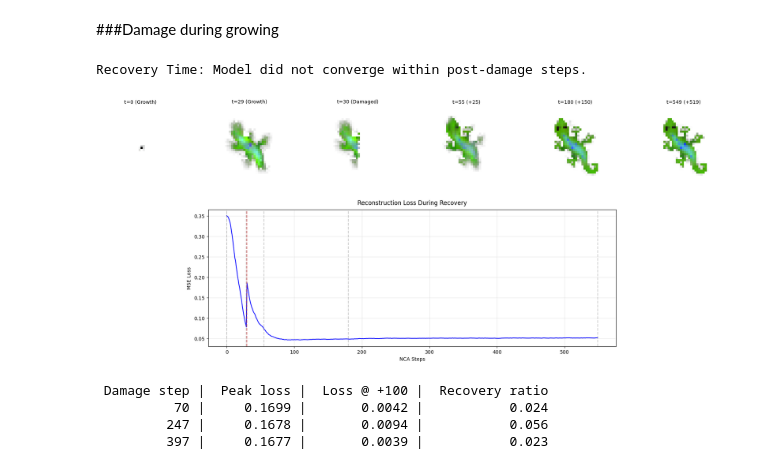
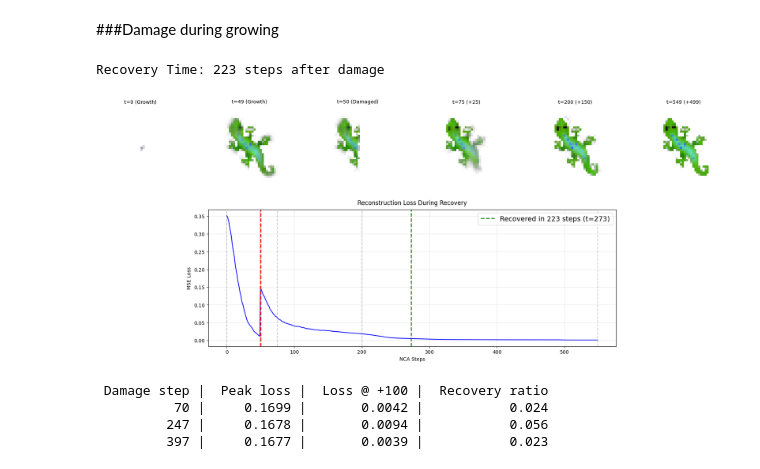
Before and after one commit to lshofsl/Thesis, a Jupyter notebook: NCA_baseline.ipynb, the cells around one changed output. Saved outputs shown, nothing was run; the diff lists cells and outputs as text; code cells hidden in the pictures.

```diff
--- a/NCA_baseline.ipynb
+++ b/NCA_baseline.ipynb
@@ -565,7 +567,7 @@ def visualize_regeneration( nca, seed, base_target, damage="right_half", total_s
   for t in capture_steps:
     ax_loss.axvline(x=t, color="gray", linestyle="--", alpha=0.4)
 
-  ax_loss.axvline(damage_step, color="red", linestyle="--", alpha=0.4)
+  ax_loss.axvline(damage_step, color="red", linestyle="--", alpha=1.0, linewidth=2)
 
   # Plot recovery line using absolute timeline step
   if relative_recovery_step is not None:
@@ -573,14 +575,15 @@ def visualize_regeneration( nca, seed, base_target, damage="right_half", total_s
 
     ax_loss.axvline(
         x=absolute_recovery_step,
-        color="limegreen",
+        color="forestgreen",
         linestyle="--",
-        alpha=0.8,
+        linewidth=2,
+        alpha=1.0,
         label=(
             f"Recovered in {relative_recovery_step} steps (t={absolute_recovery_step})"
         ),
     )
-    ax_loss.legend()
+    ax_loss.legend(fontsize=14)
     print(f"Recovery Time: {relative_recovery_step} steps after damage")
   else:
     print("Recovery Time: Model did not converge within post-damage steps.")
@@ -697,10 +708,10 @@ results_df
 # %% [markdown]
 ###Damage during growing
 # %%
-visualize_regeneration( nca, seed, base, damage="right_half", total_steps=550, damage_step=30)
+visualize_regeneration( nca, seed, base, damage="right_half", total_steps=550, damage_step=50)
 # %% [output]
-Recovery Time: Model did not converge within post-damage steps.
+Recovery Time: 223 steps after damage
-[figure, old version]
+[figure, new version]
 # %%
 #Repeated damage, First we try with circle mask which is the lowest damage
 
```
Also changed, not shown: parts of 9 cells of this notebook.
